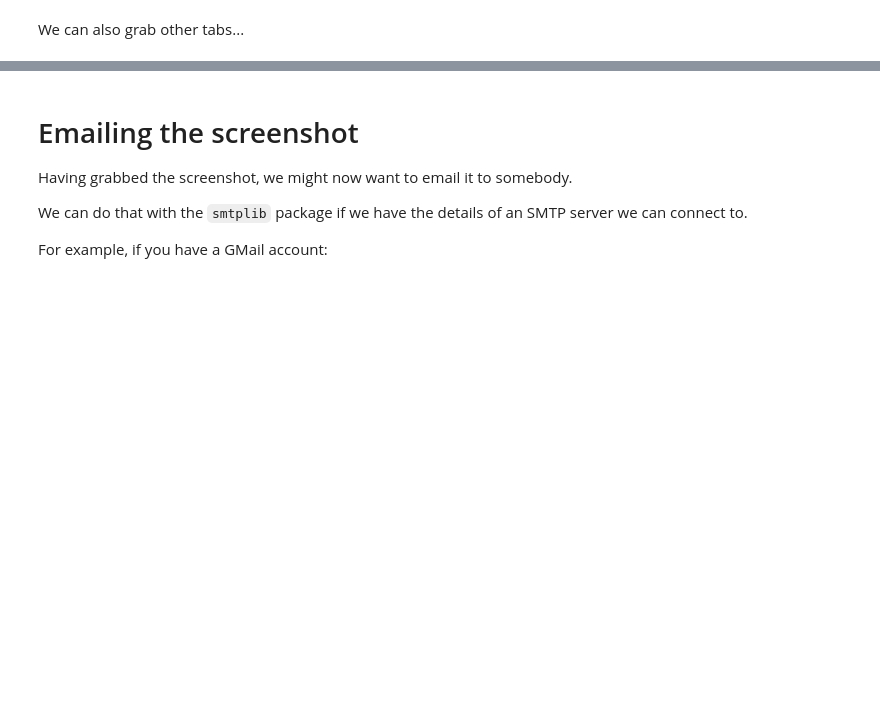
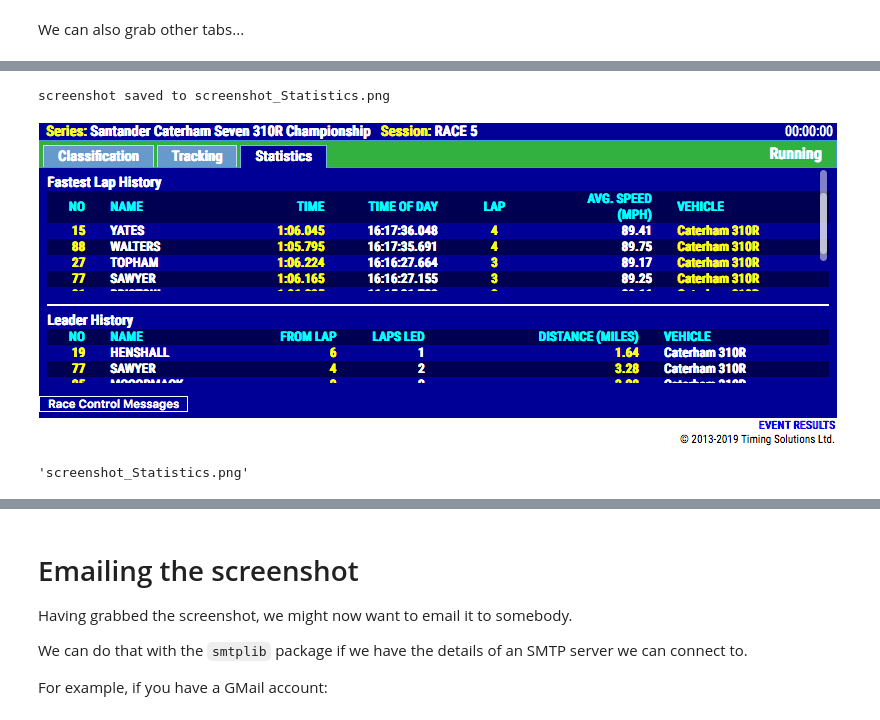
Before and after one commit to f1datajunkie/TSL, a Jupyter notebook: notebooks/TSL Timing Screen Screenshot Grabber.ipynb, the cells around one changed output, grey strips where cells are left out. Saved outputs shown, nothing was run; the diff lists cells and outputs as text; code cells hidden in the pictures; blank space fills up the shorter version.

```diff
--- a/notebooks/TSL Timing Screen Screenshot Grabber.ipynb
+++ b/notebooks/TSL Timing Screen Screenshot Grabber.ipynb
@@ -119,0 +129,6 @@ screenshot saved to pageview_Classification.png
+# %%
+getPageByTab(browser, url, 'Statistics')
+# %% [output]
+screenshot saved to screenshot_Statistics.png
+[figure, added]
+'screenshot_Statistics.png'
```
Also changed, not shown: parts of 29 cells of this notebook, 1 other file.
